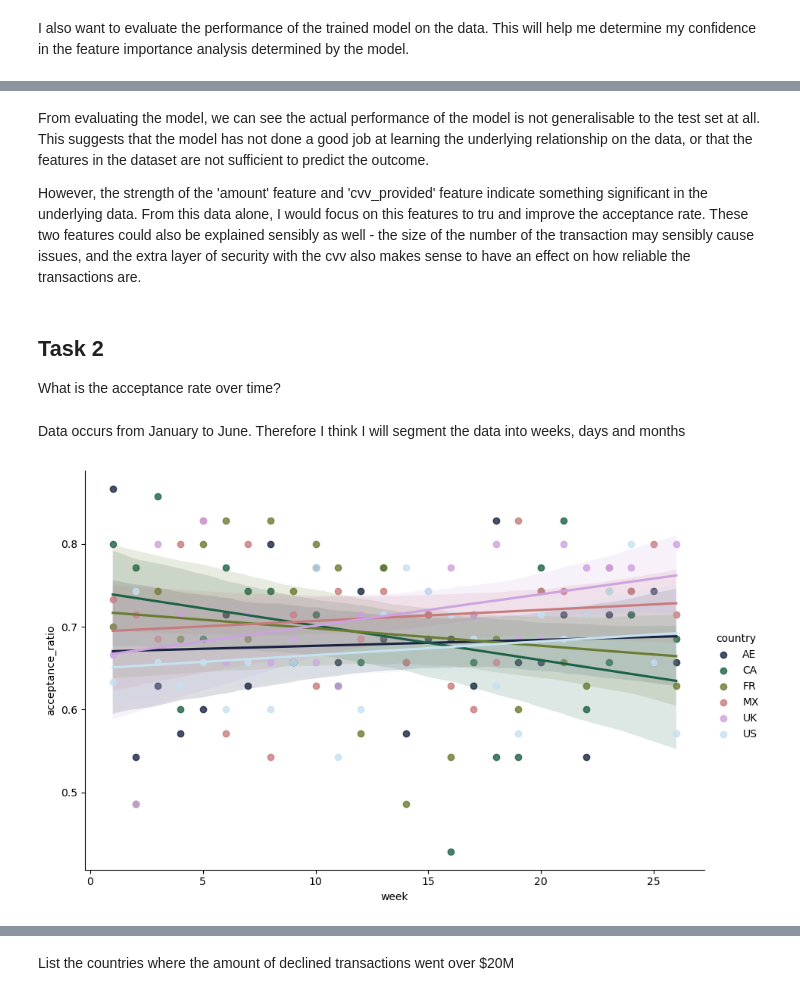
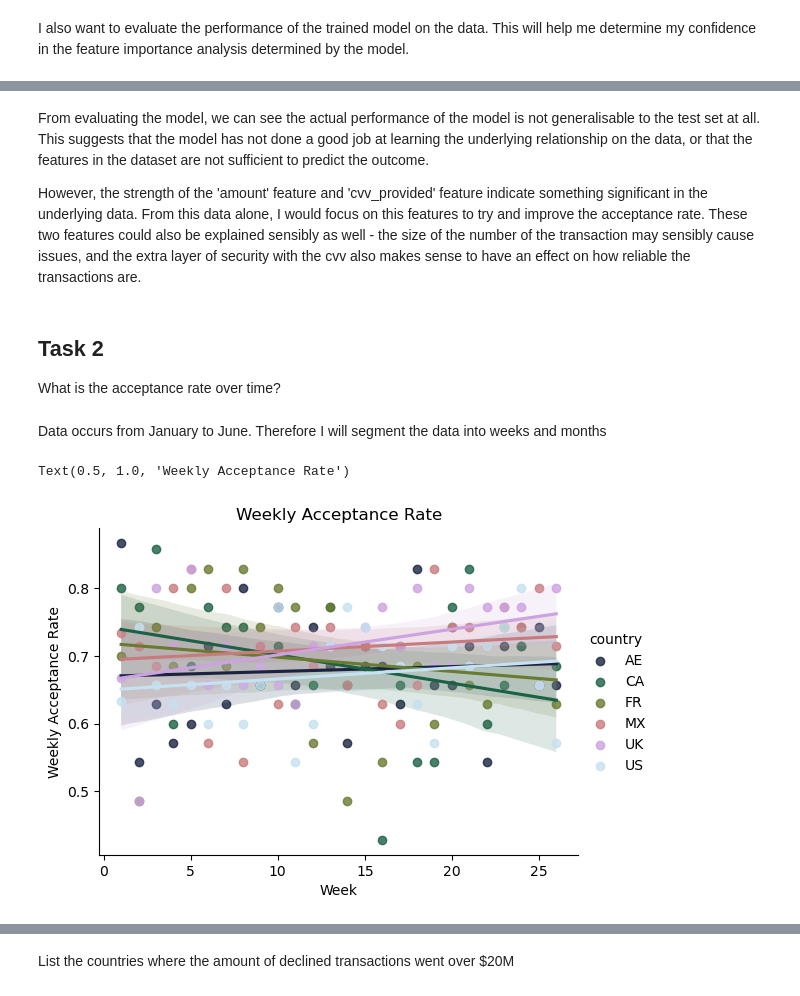
Before and after one commit to tanialagambina/deel_task, a Jupyter notebook: Deel Task Exploratory Data Analysis.ipynb, the cells around one changed output, grey strips where cells are left out. Cells and saved outputs as stored; diff of their text form; code cells hidden in the pictures.

```diff
--- a/Deel Task Exploratory Data Analysis.ipynb
+++ b/Deel Task Exploratory Data Analysis.ipynb
@@ -201,7 +200,6 @@ globepay_df['week'] = globepay_df['date_time'].dt.isocalendar().week
 globepay_df['day'] = globepay_df['date_time'].dt.dayofyear
 globepay_df['month'] = globepay_df['date_time'].dt.month
 globepay_df['year'] = globepay_df['date_time'].dt.year
-globepay_df['year_hour'] = globepay_df['date_time'].dt.strftime('%Y-%m-%d %H')
 # %%
 print(globepay_df['year'].unique())
 print(globepay_df['month'].unique())
@@ -471,28 +477,32 @@ Model Accuracy: 0.69
 # %% [markdown]
 From evaluating the model, we can see the actual performance of the model is not generalisable to the test set at all. This suggests that the model has not done a good job at learning the underlying relationship on the data, or that the features in the dataset are not sufficient to predict the outcome.
 
-However, the strength of the 'amount' feature and 'cvv_provided' feature indicate something significant in the underlying data. From this data alone, I would focus on this features to tru and improve the acceptance rate. These two features could also be explained sensibly as well - the size of the number of the transaction may sensibly cause issues, and the extra layer of security with the cvv also makes sense to have an effect on how reliable the transactions are.
+However, the strength of the 'amount' feature and 'cvv_provided' feature indicate something significant in the underlying data. From this data alone, I would focus on this features to try and improve the acceptance rate. These two features could also be explained sensibly as well - the size of the number of the transaction may sensibly cause issues, and the extra layer of security with the cvv also makes sense to have an effect on how reliable the transactions are.
 # %% [markdown]
 ## Task 2
 What is the acceptance rate over time?
 # %% [markdown]
-Data occurs from January to June. Therefore I think I will segment the data into weeks, days and months
+Data occurs from January to June. Therefore I will segment the data into weeks and months
 # %%
 weekly_acceptance_ratio = acceptance_rate_analysis.get_acceptance_rate(globepay_df, ['week', 'country'])
 monthly_acceptance_ratio = acceptance_rate_analysis.get_acceptance_rate(globepay_df, ['month', 'country'])
 # %%
 weekly_acceptance_ratio['week'] = weekly_acceptance_ratio['week'].astype(float)
 g = sns.lmplot(
     data=weekly_acceptance_ratio,
     x="week",
     y="acceptance_ratio",
     hue='country',
-    height=6,
-    aspect=1.5,
+    height=4,
+    aspect=1.4,
     palette='cubehelix'
     )
+plt.xlabel('Week')
+plt.ylabel('Weekly Acceptance Rate')
+plt.title('Weekly Acceptance Rate')
 # %% [output]
+Text(0.5, 1.0, 'Weekly Acceptance Rate')
-[figure, old version]
+[figure, new version]
 # %%
 month_labels = ["January", "February", "March", "April", "May", "June", "July", "August", "September", "October", "November", "December"]
 available_months = monthly_acceptance_ratio['month'].unique()
```
Also changed, not shown: parts of 22 cells of this notebook, 1 other file.
